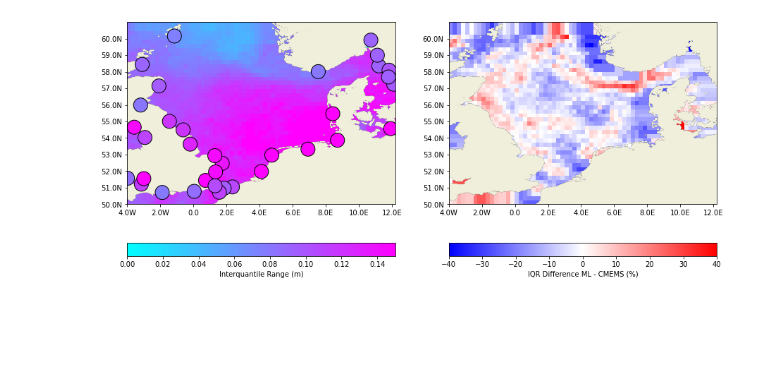
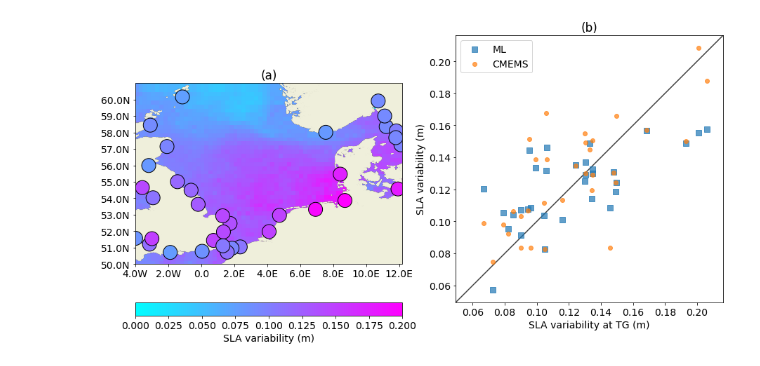
Before and after one commit to ne62rut/machine_learning_altimetry_validation, a Jupyter notebook: plot_SLA_variance.ipynb, the cells around one changed output. Cells and saved outputs as stored; diff of their text form; code cells hidden in the pictures; blank space fills up the shorter version.

Commit message:
changes to variance plot

```diff
--- a/plot_SLA_variance.ipynb
+++ b/plot_SLA_variance.ipynb
@@ -191,10 +191,13 @@ if region in {'BALTIC'} :
 = corr_with_model(groups_ML, groups_model, var_model_plot)
 # %%
 # Variance of Sea Level
+
+plt.rcParams.update({'font.size': 14})
 
 fig = plt.figure(figsize = (15, 10))
 
 ax=fig.add_subplot(1,2,1,projection=ccrs.PlateCarree())
+plt.title('(a)')
 
 ax.set_xticks(np.arange(min_lon,max_lon,2), crs=ccrs.PlateCarree())
 ax.set_yticks(np.arange(min_lat,max_lat,1), crs=ccrs.PlateCarree())
@@ -207,7 +210,7 @@ scat = plt.scatter(var_ML_plot[:,1], var_ML_plot[:,0], c = var_ML_plot[:,2] , ed
 if region in {'BALTIC'} :
     plt.clim(0.00, 0.25)
 elif region in {'NORTHSEA'} :
-    plt.clim(0.00, 0.15)
+    plt.clim(0.00, 0.20)
 
 scat_due = plt.scatter(var_tg_plot[0,:], var_tg_plot[1,:], c = var_tg_plot[2,:] , edgecolor = 'black', alpha = 1,s=400,
                   vmin=0.8, vmax=1,cmap='cool',marker='o',zorder=2)
@@ -217,7 +220,7 @@ plt.ylim(min_lat,max_lat)
 if region in {'BALTIC'} :
     plt.clim(0.00, 0.25)
 elif region in {'NORTHSEA'} :
-    plt.clim(0.00, 0.15)
+    plt.clim(0.00, 0.20)
 
 lon_formatter = cart.mpl.ticker.LongitudeFormatter(number_format='.1f',
                                   degree_symbol='',
@@ -226,7 +229,7 @@ lat_formatter = cart.mpl.ticker.LatitudeFormatter(number_format='.1f',
                                  degree_symbol='')
 ax.xaxis.set_major_formatter(lon_formatter)
 ax.yaxis.set_major_formatter(lat_formatter)
-plt.colorbar(scat,label=r'Interquantile Range (m)',orientation = 'horizontal',pad = 0.1)
+plt.colorbar(scat,label=r'SLA variability (m)',orientation = 'horizontal',pad = 0.1)
 
 ax.coastlines(resolution='10m', color='black', linewidth=1)
 #ax.fillcontinents(color='coral',lake_color='aqua')
@@ -238,38 +241,76 @@ ax.add_feature(feature.LAND,zorder=1)
 
 
 #####################################################################
+ax=fig.add_subplot(1,2,2)
+plt.title('(b)')
 
-ax=fig.add_subplot(1,2,2,projection=ccrs.PlateCarree())
+import pickle as pl
+std_tg = pl.load(open('std_tg_'+region+'.pickle','rb'))
+std_ML = pl.load(open('std_ML_'+region+'.pickle','rb'))
+std_cmems = pl.load(open('std_cmems_'+region+'.pickle','rb'))
 
-ax.set_xticks(np.arange(min_lon,max_lon,2), crs=ccrs.PlateCarree())
-ax.set_yticks(np.arange(min_lat,max_lat,1), crs=ccrs.PlateCarree())
+plt.scatter(std_tg,std_ML,label="ML",alpha=.7,marker='s',s=80)
+plt.scatter(std_tg,std_cmems,label='CMEMS',alpha=.7)
 
 
-ax.set_extent([min_lon,max_lon,min_lat,max_lat,])
+lims = [
+    np.min([ax.get_xlim(), ax.get_ylim()]),  # min of both axes
+    np.max([ax.get_xlim(), ax.get_ylim()]),  # max of both axes
+]
 
-scat = plt.scatter(var_cmems_plot[:,1], var_cmems_plot[:,0], c = (var_ML_plot[:,2] - var_cmems_plot[:,2])/var_cmems_plot[:,2]*100, edgecolor = 'none', alpha = 1,s=900,
-                  vmin=0.8, vmax=1,cmap='bwr',marker='s')
-plt.xlim(min_lon,max_lon)
-plt.ylim(min_lat,max_lat)
-plt.clim(-40, 40)
+# now plot both limits against eachother
+ax.plot(lims, lims, 'k-', alpha=0.75, zorder=0)
+ax.set_aspect('equal')
+ax.set_xlim(lims)
+ax.set_ylim(lims)
+
+ax.set_xticks(np.arange(0.06,0.20,0.02))
+ax.set_yticks(np.arange(0.06,0.20,0.02))
+
+plt.xlabel('SLA variability at TG (m)')
+plt.ylabel('SLA variability (m)')
+
+plt.legend(loc='upper left')
+
+print('Average misrepresented signal in ML (%)')
+print(np.nanmean( (std_ML-std_tg)/std_tg *100))
+
+print('Average misrepresented signal in CMEMS (%)')
+print(np.nanmean( (std_cmems-std_tg)/std_tg *100) )
 
 
-lon_formatter = cart.mpl.ticker.LongitudeFormatter(number_format='.1f',
-                                  degree_symbol='',
-                                  dateline_direction_label=True)
-lat_formatter = cart.mpl.ticker.LatitudeFormatter(number_format='.1f',
-                                 degree_symbol='')
-ax.xaxis.set_major_formatter(lon_formatter)
-ax.yaxis.set_major_formatter(lat_formatter)
-plt.colorbar(scat,label=r'IQR Difference ML - CMEMS (%)',orientation = 'horizontal',pad = 0.1)
 
-ax.coastlines(resolution='10m', color='black', linewidth=1)
-#ax.fillcontinents(color='coral',lake_color='aqua')
-import cartopy.feature as feature
-ax.add_feature(feature.LAND,zorder=1)
+# ax=fig.add_subplot(1,2,2,projection=ccrs.PlateCarree())
 
-#plt.colorbar(scat_due,label=r'Variance (m^2)')
-#plt.colorbar().set_label(r'IQR Difference ML - CMEMS (%)')
+# ax.set_xticks(np.arange(min_lon,max_lon,2), crs=ccrs.PlateCarree())
+# ax.set_yticks(np.arange(min_lat,max_lat,1), crs=ccrs.PlateCarree())
+
+
+# ax.set_extent([min_lon,max_lon,min_lat,max_lat,])
+
+# scat = plt.scatter(var_cmems_plot[:,1], var_cmems_plot[:,0], c = (var_ML_plot[:,2] - var_cmems_plot[:,2])/var_cmems_plot[:,2]*100, edgecolor = 'none', alpha = 1,s=900,
+#                   vmin=0.8, vmax=1,cmap='bwr',marker='s')
+# plt.xlim(min_lon,max_lon)
+# plt.ylim(min_lat,max_lat)
+# plt.clim(-40, 40)
+
+
+# lon_formatter = cart.mpl.ticker.LongitudeFormatter(number_format='.1f',
+#                                   degree_symbol='',
+#                                   dateline_direction_label=True)
+# lat_formatter = cart.mpl.ticker.LatitudeFormatter(number_format='.1f',
+#                                  degree_symbol='')
+# ax.xaxis.set_major_formatter(lon_formatter)
+# ax.yaxis.set_major_formatter(lat_formatter)
+# plt.colorbar(scat,label=r'IQR Difference ML - CMEMS (%)',orientation = 'horizontal',pad = 0.1)
+
+# ax.coastlines(resolution='10m', color='black', linewidth=1)
+# #ax.fillcontinents(color='coral',lake_color='aqua')
+# import cartopy.feature as feature
+# ax.add_feature(feature.LAND,zorder=1)
+
+# #plt.colorbar(scat_due,label=r'Variance (m^2)')
+# #plt.colorbar().set_label(r'IQR Difference ML - CMEMS (%)')
 
 fig.savefig("fig_variance.png")
 # %% [output]
@@ -276,4 +321,4 @@ fig.savefig("fig_variance.png")
-[figure, old version]
+[figure, new version]
 # %%
 if region in {'BALTIC'} :
 
```
Also changed, not shown: parts of 1 cell of this notebook, 7 other files.
